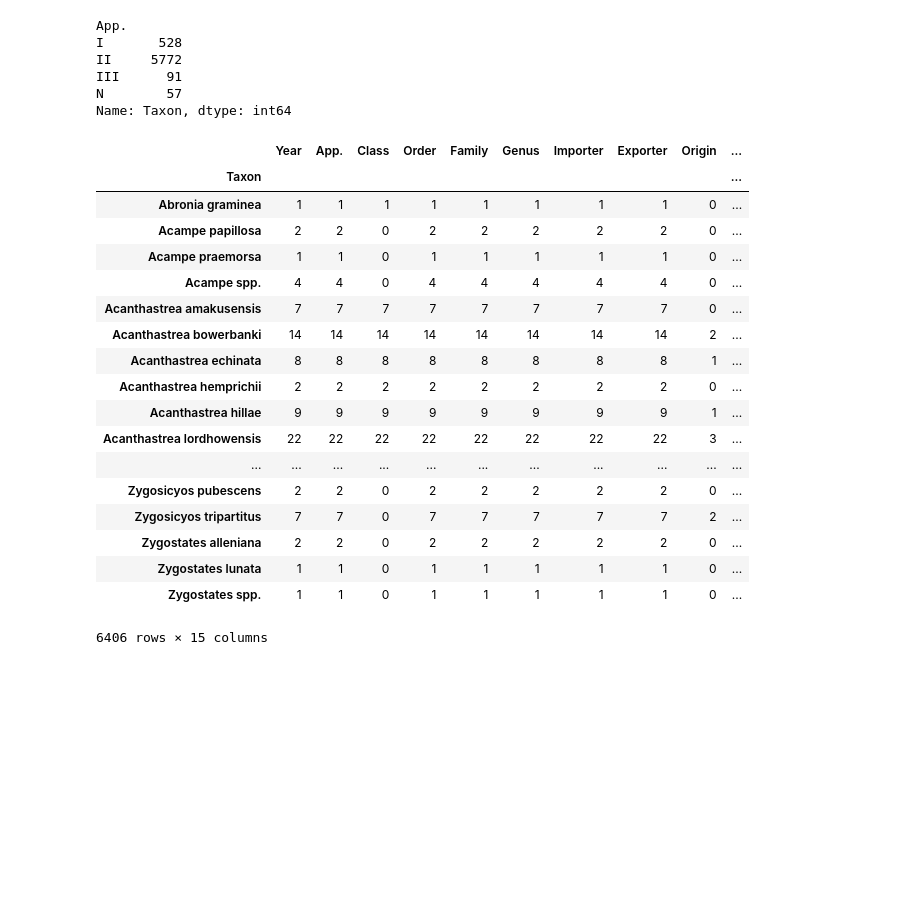
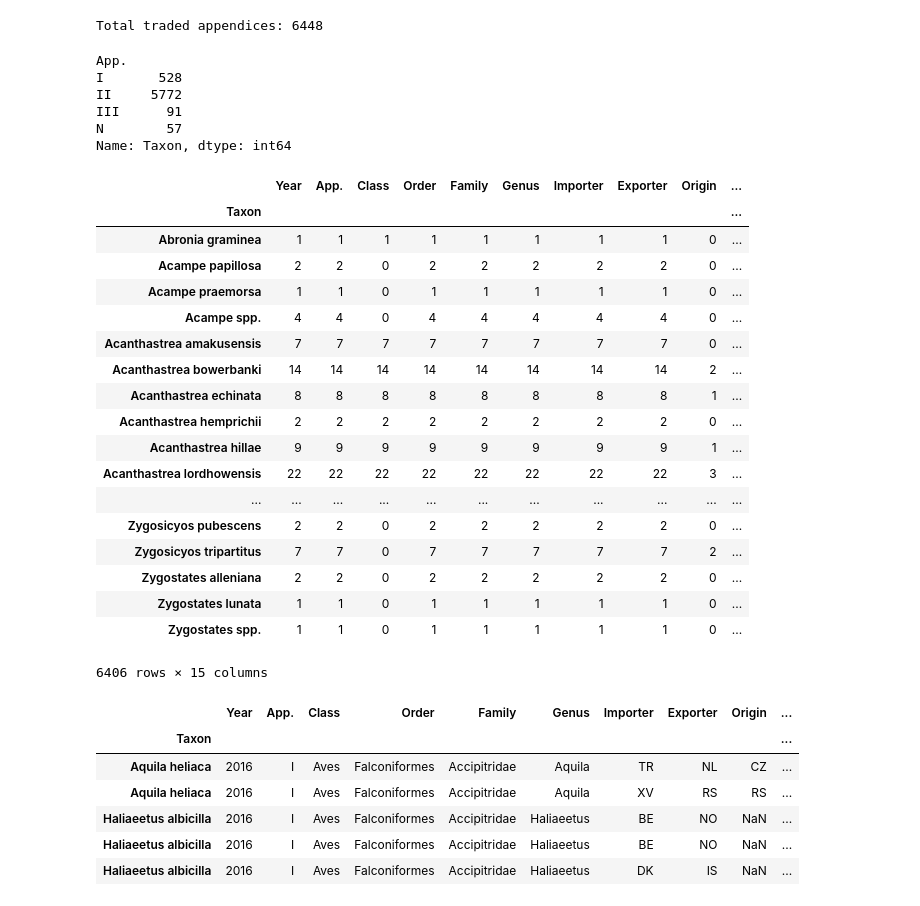
Before and after one commit to EliseLinker/wildlifeproject1, a Jupyter notebook: WildlifeProject.ipynb, the cells around one changed output. Saved outputs shown, nothing was run; the diff lists cells and outputs as text; code cells hidden in the pictures; blank space fills up the shorter version.

Commit message:
some top trades

```diff
--- a/WildlifeProject.ipynb
+++ b/WildlifeProject.ipynb
@@ -21,37 +21,50 @@ wtrade_df.head(10)
 | 8 | 2016 | I | Harpia harpyja | Aves | Falconiformes | Accipitridae | Harpia | BR | FR | NaN | ... |
 | 9 | 2016 | I | Acipenser brevirostrum | Actinopteri | Acipenseriformes | Acipenseridae | Acipenser | CH | DE | NaN | ... |
 # %%
+a = []
 taxon_trade_groups = wtrade_df.groupby(['App.','Taxon'])['Taxon'].value_counts()
-app_count = taxon_trade_groups.groupby(level=0).count()
-app_count
+appendices_count = taxon_trade_groups.groupby(level=0).count()
+print('Total traded appendices: %s' %(appendices_count).sum())
+appendices_count
 # %% [output]
-App.
-I       528
-II     5772
-III      91
-N        57
-Name: Taxon, dtype: int64
+Total traded appendices: 6448
+App.
+I       528
+II     5772
+III      91
+N        57
+Name: Taxon, dtype: int64
 # %%
-taxon_groups = wtrade_df.groupby(['Taxon'])
+#taxon_groups = wtrade_df.groupby(['Taxon']).count()
+#taxon_groups
+# %% [output]
+|  | Year | App. | Class | Order | Family | Genus | Importer | Exporter | Origin | ... |
+| Taxon |  |  |  |  |  |  |  |  |  | ... |
+| Abronia graminea | 1 | 1 | 1 | 1 | 1 | 1 | 1 | 1 | 0 | ... |
+| Acampe papillosa | 2 | 2 | 0 | 2 | 2 | 2 | 2 | 2 | 0 | ... |
+| Acampe praemorsa | 1 | 1 | 0 | 1 | 1 | 1 | 1 | 1 | 0 | ... |
+| Acampe spp. | 4 | 4 | 0 | 4 | 4 | 4 | 4 | 4 | 0 | ... |
+| Acanthastrea amakusensis | 7 | 7 | 7 | 7 | 7 | 7 | 7 | 7 | 0 | ... |
+| Acanthastrea bowerbanki | 14 | 14 | 14 | 14 | 14 | 14 | 14 | 14 | 2 | ... |
+| Acanthastrea echinata | 8 | 8 | 8 | 8 | 8 | 8 | 8 | 8 | 1 | ... |
+| Acanthastrea hemprichii | 2 | 2 | 2 | 2 | 2 | 2 | 2 | 2 | 0 | ... |
+| Acanthastrea hillae | 9 | 9 | 9 | 9 | 9 | 9 | 9 | 9 | 1 | ... |
+| Acanthastrea lordhowensis | 22 | 22 | 22 | 22 | 22 | 22 | 22 | 22 | 3 | ... |
+| ... | ... | ... | ... | ... | ... | ... | ... | ... | ... | ... |
+| Zygosicyos pubescens | 2 | 2 | 0 | 2 | 2 | 2 | 2 | 2 | 0 | ... |
+| Zygosicyos tripartitus | 7 | 7 | 0 | 7 | 7 | 7 | 7 | 7 | 2 | ... |
+| Zygostates alleniana | 2 | 2 | 0 | 2 | 2 | 2 | 2 | 2 | 0 | ... |
+| Zygostates lunata | 1 | 1 | 0 | 1 | 1 | 1 | 1 | 1 | 0 | ... |
+| Zygostates spp. | 1 | 1 | 0 | 1 | 1 | 1 | 1 | 1 | 0 | ... |
+6406 rows × 15 columns
-# %%
-taxon_groups.count()
-# %% [output]
-|  | Year | App. | Class | Order | Family | Genus | Importer | Exporter | Origin | ... |
-| Taxon |  |  |  |  |  |  |  |  |  | ... |
-| Abronia graminea | 1 | 1 | 1 | 1 | 1 | 1 | 1 | 1 | 0 | ... |
-| Acampe papillosa | 2 | 2 | 0 | 2 | 2 | 2 | 2 | 2 | 0 | ... |
-| Acampe praemorsa | 1 | 1 | 0 | 1 | 1 | 1 | 1 | 1 | 0 | ... |
-| Acampe spp. | 4 | 4 | 0 | 4 | 4 | 4 | 4 | 4 | 0 | ... |
-| Acanthastrea amakusensis | 7 | 7 | 7 | 7 | 7 | 7 | 7 | 7 | 0 | ... |
-| Acanthastrea bowerbanki | 14 | 14 | 14 | 14 | 14 | 14 | 14 | 14 | 2 | ... |
-| Acanthastrea echinata | 8 | 8 | 8 | 8 | 8 | 8 | 8 | 8 | 1 | ... |
-| Acanthastrea hemprichii | 2 | 2 | 2 | 2 | 2 | 2 | 2 | 2 | 0 | ... |
-| Acanthastrea hillae | 9 | 9 | 9 | 9 | 9 | 9 | 9 | 9 | 1 | ... |
-| Acanthastrea lordhowensis | 22 | 22 | 22 | 22 | 22 | 22 | 22 | 22 | 3 | ... |
-| ... | ... | ... | ... | ... | ... | ... | ... | ... | ... | ... |
-| Zygosicyos pubescens | 2 | 2 | 0 | 2 | 2 | 2 | 2 | 2 | 0 | ... |
-| Zygosicyos tripartitus | 7 | 7 | 0 | 7 | 7 | 7 | 7 | 7 | 2 | ... |
-| Zygostates alleniana | 2 | 2 | 0 | 2 | 2 | 2 | 2 | 2 | 0 | ... |
-| Zygostates lunata | 1 | 1 | 0 | 1 | 1 | 1 | 1 | 1 | 0 | ... |
-| Zygostates spp. | 1 | 1 | 0 | 1 | 1 | 1 | 1 | 1 | 0 | ... |
-6406 rows × 15 columns
+# %%
+wtrade_df2 = wtrade_df.set_index("Taxon")
+wtrade_df2.head()
+# %% [output]
+|  | Year | App. | Class | Order | Family | Genus | Importer | Exporter | Origin | ... |
+| Taxon |  |  |  |  |  |  |  |  |  | ... |
+| Aquila heliaca | 2016 | I | Aves | Falconiformes | Accipitridae | Aquila | TR | NL | CZ | ... |
+| Aquila heliaca | 2016 | I | Aves | Falconiformes | Accipitridae | Aquila | XV | RS | RS | ... |
+| Haliaeetus albicilla | 2016 | I | Aves | Falconiformes | Accipitridae | Haliaeetus | BE | NO | NaN | ... |
+| Haliaeetus albicilla | 2016 | I | Aves | Falconiformes | Accipitridae | Haliaeetus | BE | NO | NaN | ... |
+| Haliaeetus albicilla | 2016 | I | Aves | Falconiformes | Accipitridae | Haliaeetus | DK | IS | NaN | ... |
```
Also changed, not shown: parts of 5 cells of this notebook.
